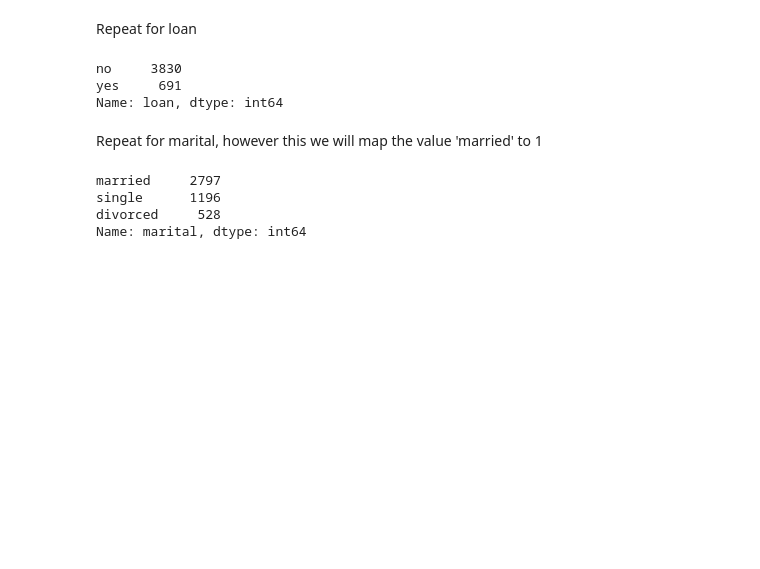
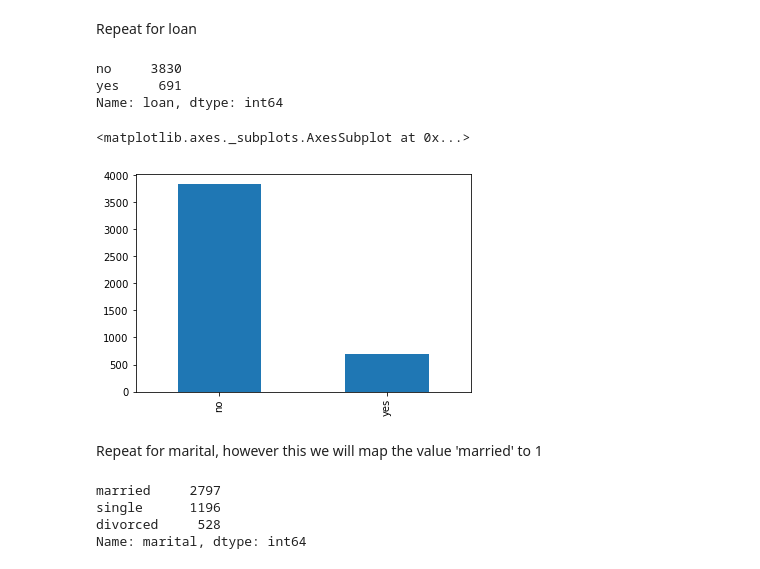
Before and after one commit to TrainingByPackt/Applied-Deep-Learning-with-Keras, a Jupyter notebook: Chapter 1/Activity 2.ipynb, the cells around one changed output. Cells and saved outputs as stored; diff of their text form; code cells hidden in the pictures; blank space fills up the shorter version.

```diff
--- a/Chapter 1/Activity 2.ipynb
+++ b/Chapter 1/Activity 2.ipynb
@@ -79,6 +124,11 @@ bank_data['loan'].value_counts()
 no     3830
 yes     691
 Name: loan, dtype: int64
+# %%
+bank_data['loan'].value_counts().plot(kind='bar')
+# %% [output]
+<matplotlib.axes._subplots.AxesSubplot at 0x...>
+[figure, added]
 # %%
 bank_data['is_loan'] = bank_data['loan'].apply(lambda row: 1 if row == 'yes' else 0)
 # %% [markdown]
```
Also changed, not shown: parts of 36 cells of this notebook.
